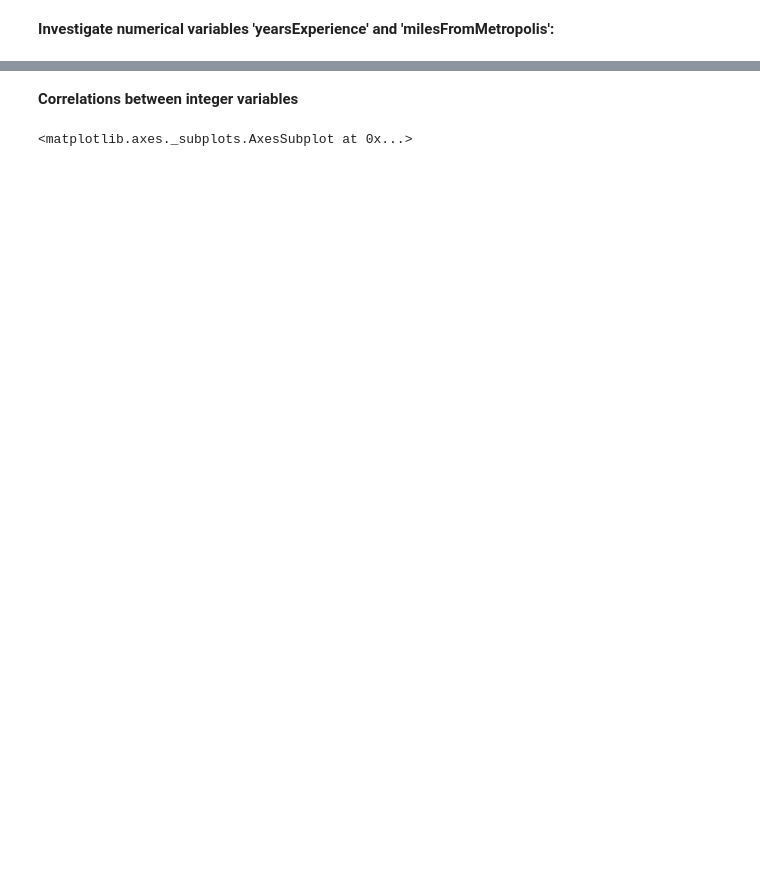
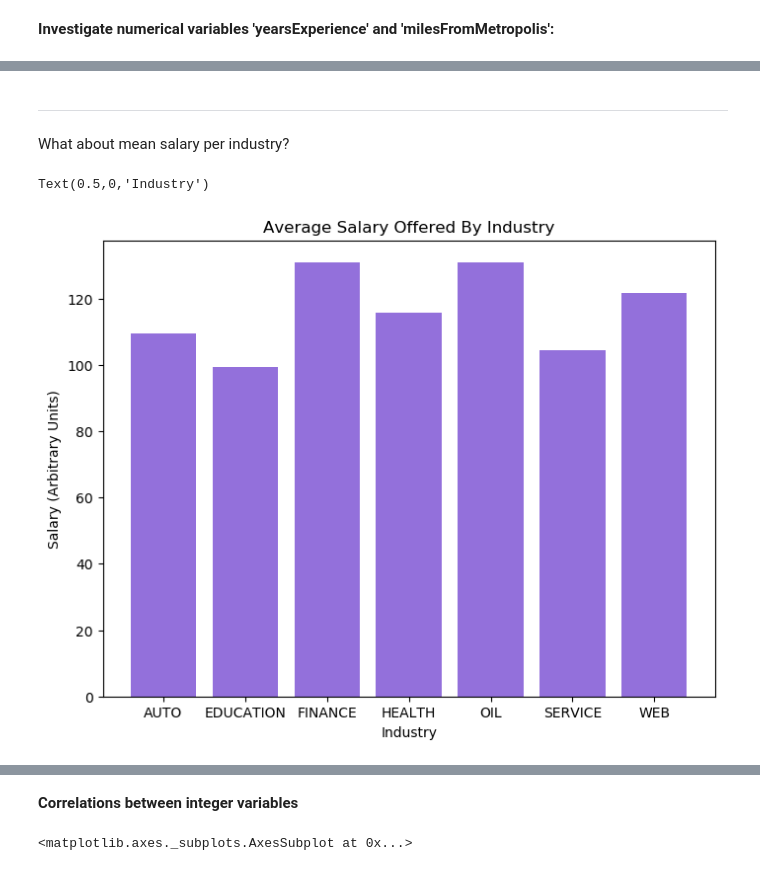
Before and after one commit to Taimur-Shabbir/salary-prediction, a Jupyter notebook: Notebook.ipynb, the cells around one changed output, grey strips where cells are left out. Cells and saved outputs as stored; diff of their text form; code cells hidden in the pictures; blank space fills up the shorter version.

```diff
--- a/Notebook.ipynb
+++ b/Notebook.ipynb
@@ -242,0 +249,3 @@ On the other hand, there are a few jobs available in Metropolis (0 miles away fr
+# %% [markdown]
+---
+What about mean salary per industry?
@@ -242,0 +254,9 @@ On the other hand, there are a few jobs available in Metropolis (0 miles away fr
+# %%
+plt.figure(figsize = (8, 6))
+plt.bar(industry_salary_df['industry'], industry_salary_df['salary'], color = 'mediumpurple')
+plt.title('Average Salary Offered By Industry')
+plt.ylabel('Salary (Arbitrary Units)')
+plt.xlabel('Industry')
+# %% [output]
+Text(0.5,0,'Industry')
+[figure, added]
```
Also changed, not shown: parts of 45 cells of this notebook.
